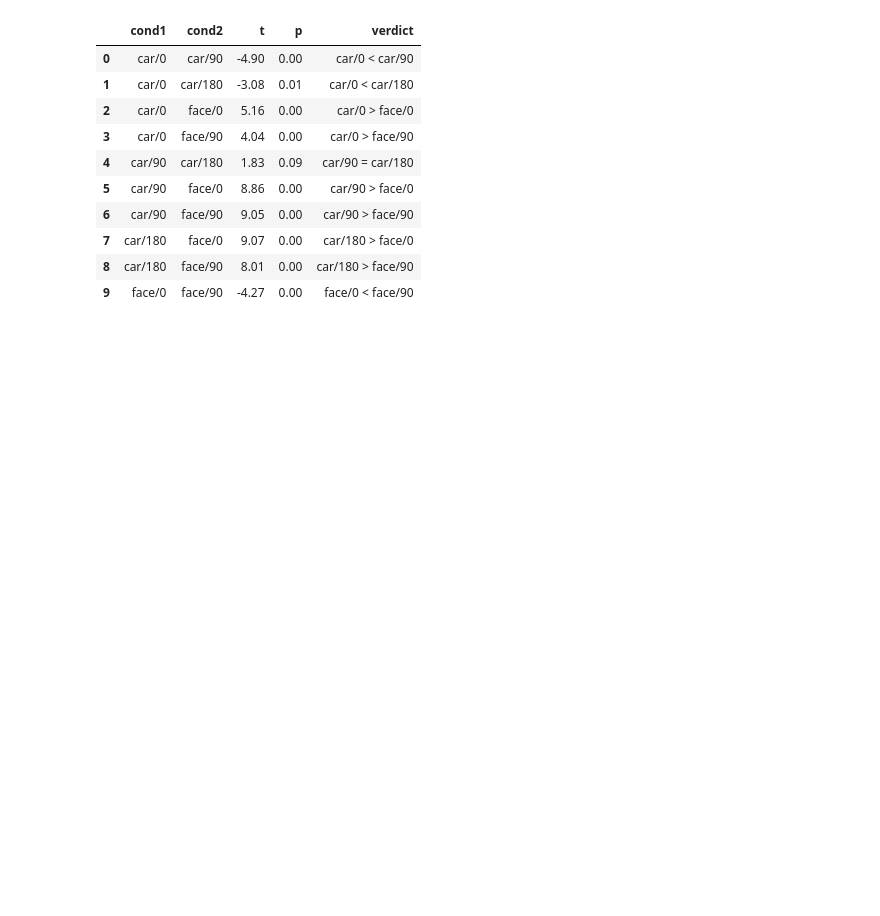
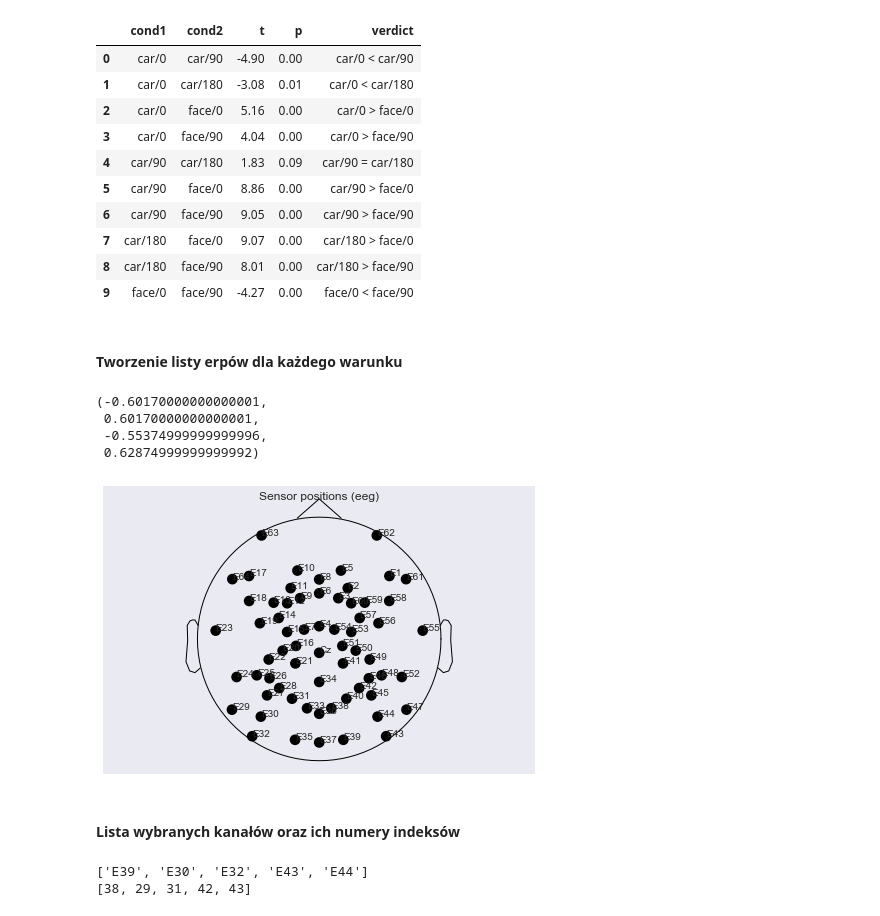
Before and after one commit to gacek91/nawalanka, a Jupyter notebook: Projekt - EEG.ipynb, the cells around one changed output. Saved outputs shown, nothing was run; the diff lists cells and outputs as text; code cells hidden in the pictures; blank space fills up the shorter version.

```diff
--- a/Projekt - EEG.ipynb
+++ b/Projekt - EEG.ipynb
@@ -172,3 +174,5 @@ Data Frame: Dependent t-test comparison for LATS.
 | 7 | car/180 | face/0 | 9.07 | 0.00 | car/180 > face/0 |
 | 8 | car/180 | face/90 | 8.01 | 0.00 | car/180 > face/90 |
 | 9 | face/0 | face/90 | -4.27 | 0.00 | face/0 < face/90 |
+# %% [markdown]
+#### Tworzenie listy erpów dla każdego warunku
@@ -174,0 +184,19 @@ Data Frame: Dependent t-test comparison for LATS.
+# %%
+erp_list[1].plot_sensors(show_names=True, show=False);
+plt.axis('equal')
+# %% [output]
+(-0.60170000000000001,
+ 0.60170000000000001,
+ -0.55374999999999996,
+ 0.62874999999999992)
+[figure, added]
+# %% [markdown]
+#### Lista wybranych kanałów oraz ich numery indeksów
+# %%
+chan_list = pika._chan_names
+ch_ind_list = [epoch_list[2].ch_names.index(each_chan) for each_chan in chan_list]
+print(chan_list)
+print(ch_ind_list)
+# %% [output]
+['E39', 'E30', 'E32', 'E43', 'E44']
+[38, 29, 31, 42, 43]
```
Also changed, not shown: parts of 12 cells of this notebook, 1 other file.
